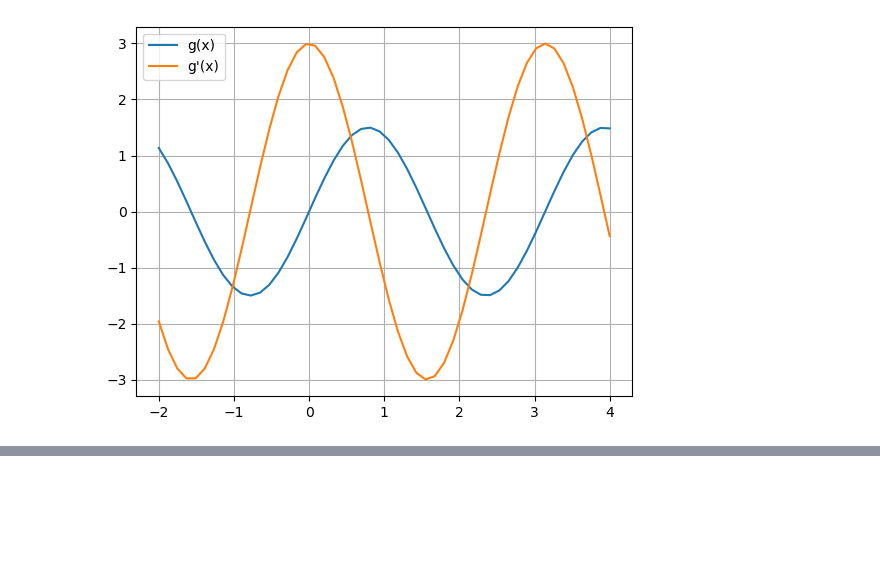
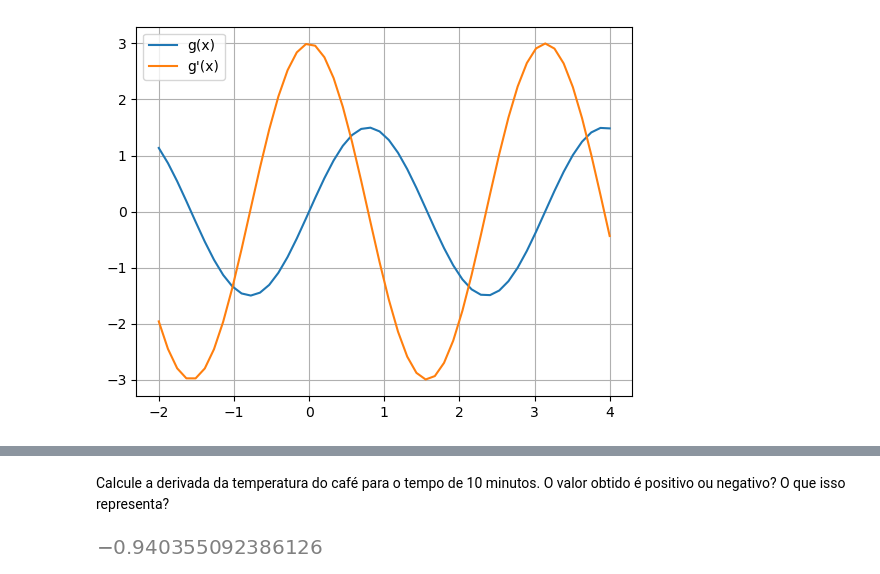
Before and after one commit to samirsaravia/AL-Calc, a Jupyter notebook: Calculo/HW-derivadas3.ipynb, the cells around one changed output, grey strips where cells are left out. Saved outputs shown, nothing was run; the diff lists cells and outputs as text; code cells hidden in the pictures; blank space fills up the shorter version.

```diff
--- a/Calculo/HW-derivadas3.ipynb
+++ b/Calculo/HW-derivadas3.ipynb
@@ -295,0 +325,7 @@ grafico(y4x, y4y, y41y)
+# %% [markdown]
+Calcule a derivada da temperatura do café para o tempo de 10 minutos. O valor obtido é positivo
+ou negativo? O que isso representa?
+# %%
+T11.subs(t,10)
+# %% [output]
+[figure, added]
```
Also changed, not shown: parts of 7 cells of this notebook.
